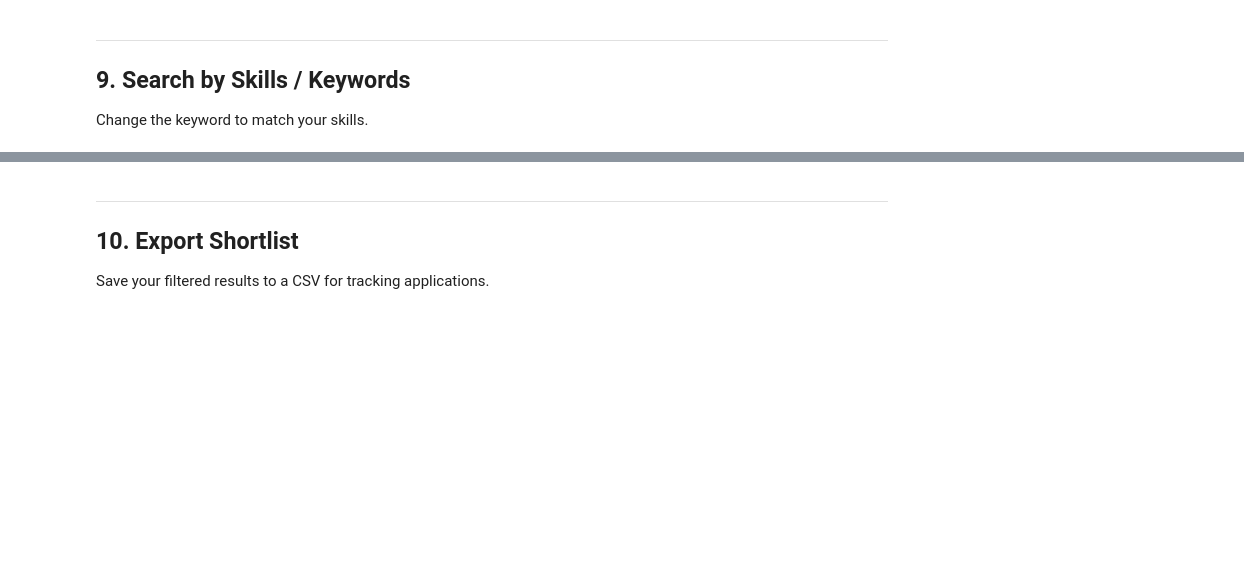
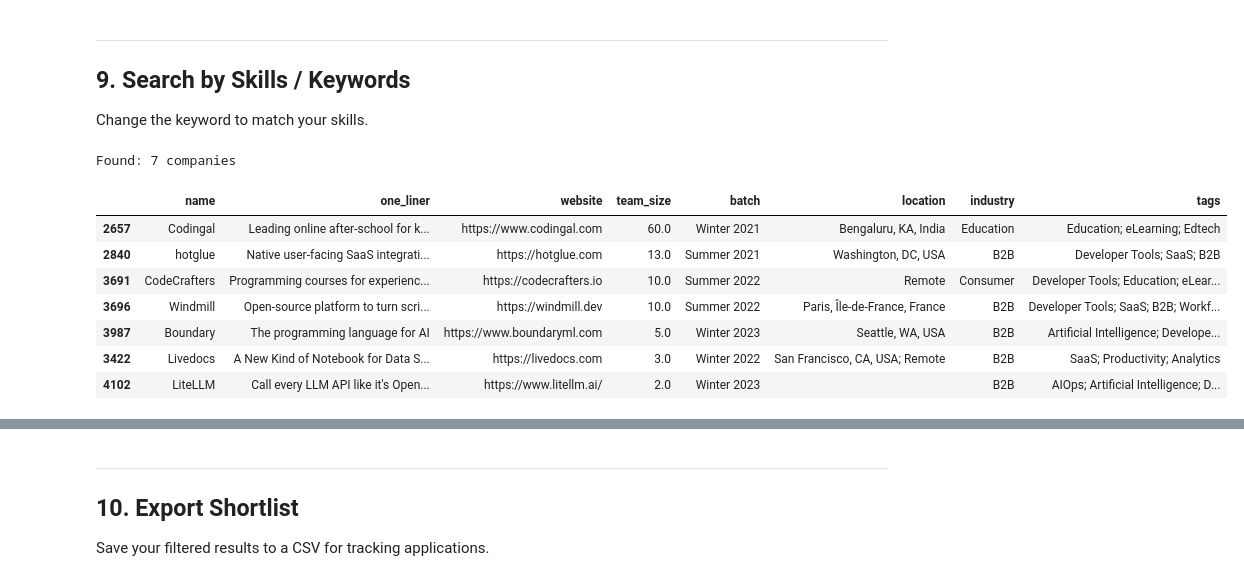
Before and after one commit to itsmahadi007/yc-collaboration-analysis, a Jupyter notebook: notebooks/03-job-hunting.ipynb, the cells around one changed output, grey strips where cells are left out. Saved outputs shown, nothing was run; the diff lists cells and outputs as text; code cells hidden in the pictures; blank space fills up the shorter version.

```diff
--- a/notebooks/03-job-hunting.ipynb
+++ b/notebooks/03-job-hunting.ipynb
@@ -150,3 +257,26 @@ established[["name", "one_liner", "website", "team_size", "batch", "location"]].
+# %%
+pd.set_option("display.max_rows", None)
+pd.set_option("display.max_colwidth", 80)
+
+# Exclude heavily software/tech tags and industries
+tech_tags = [
+    "SaaS", "Developer Tools", "Machine Learning", "Artificial Intelligence",
+    "AI", "Generative AI", "Deep Learning", "Open Source", "DevOps",
+    "Infrastructure", "Data Science", "AIOps", "Cybersecurity", "Security",
+    "Cloud Computing", "API", "NLP", "Computer Vision"
+]
+tech_pattern = "|".join(tech_tags)
+
+non_tech = hiring[
+    (hiring["industry"].isin(["Industrials", "Real Estate and Construction", "Healthcare", "Education", "Consumer", "Government"])) &
+    (~hiring["tags"].str.contains(tech_pattern, case=False, na=False))
+].sort_values("team_size", ascending=False)[
+    ["name", "one_liner", "website", "team_size", "batch", "industry", "tags"]
+].reset_index(drop=True)
+non_tech.index += 1
+non_tech.columns = ["Name", "One-Liner", "Website", "Team Size", "Batch", "Industry", "Tags"]
+print(f"{len(non_tech)} non-tech hiring companies")
+non_tech
 # %% [markdown]
 ---
 ## 9. Search by Skills / Keywords
@@ -165,34 +295,44 @@ def job_search(
 ):
     """Search hiring companies by your criteria."""
     result = hiring.copy()
     if keyword:
         mask = (
             result["name"].str.contains(keyword, case=False, na=False)
             | result["one_liner"].str.contains(keyword, case=False, na=False)
             | result["long_description"].str.contains(keyword, case=False, na=False)
             | result["tags"].str.contains(keyword, case=False, na=False)
         )
         result = result[mask]
     if industry:
         result = result[result["industry"].str.contains(industry, case=False, na=False)]
     if remote_only:
         result = result[result["is_remote"]]
     if min_batch_year:
         result = result[result["batch_year"] >= min_batch_year]
     if max_batch_year:
         result = result[result["batch_year"] <= max_batch_year]
     if stage:
         result = result[result["stage"] == stage]
     result = result[(result["team_size"] >= min_team) & (result["team_size"] <= max_team)]
     result = result.sort_values("team_size", ascending=False)
     print(f"Found: {len(result)} companies\n")
     return result[["name", "one_liner", "website", "team_size", "batch", "location", "industry", "tags"]]
 
 
 # === EDIT THESE TO MATCH YOUR SKILLS ===
 
 # Example: Backend / Python roles
-job_search(keyword="python", remote_only=False).head(20)
+job_search(keyword="python", remote_only=True).head(40)
+# %% [output]
+Found: 7 companies
+|  | name | one_liner | website | team_size | batch | location | industry | tags |
+| 2657 | Codingal | Leading online after-school for k... | https://www.codingal.com | 60.0 | Winter 2021 | Bengaluru, KA, India | Education | Education; eLearning; Edtech |
+| 2840 | hotglue | Native user-facing SaaS integrati... | https://hotglue.com | 13.0 | Summer 2021 | Washington, DC, USA | B2B | Developer Tools; SaaS; B2B |
+| 3691 | CodeCrafters | Programming courses for experienc... | https://codecrafters.io | 10.0 | Summer 2022 | Remote | Consumer | Developer Tools; Education; eLear... |
+| 3696 | Windmill | Open-source platform to turn scri... | https://windmill.dev | 10.0 | Summer 2022 | Paris, Île-de-France, France | B2B | Developer Tools; SaaS; B2B; Workf... |
+| 3987 | Boundary | The programming language for AI | https://www.boundaryml.com | 5.0 | Winter 2023 | Seattle, WA, USA | B2B | Artificial Intelligence; Develope... |
+| 3422 | Livedocs | A New Kind of Notebook for Data S... | https://livedocs.com | 3.0 | Winter 2022 | San Francisco, CA, USA; Remote | B2B | SaaS; Productivity; Analytics |
+| 4102 | LiteLLM | Call every LLM API like it's Open... | https://www.litellm.ai/ | 2.0 | Winter 2023 |  | B2B | AIOps; Artificial Intelligence; D... |
 # %%
 # Example: AI companies, 10-200 people, remote
 job_search(keyword="AI", min_team=10, max_team=200, remote_only=True).head(20)
```
Also changed, not shown: parts of 14 cells of this notebook, 1 other file.
